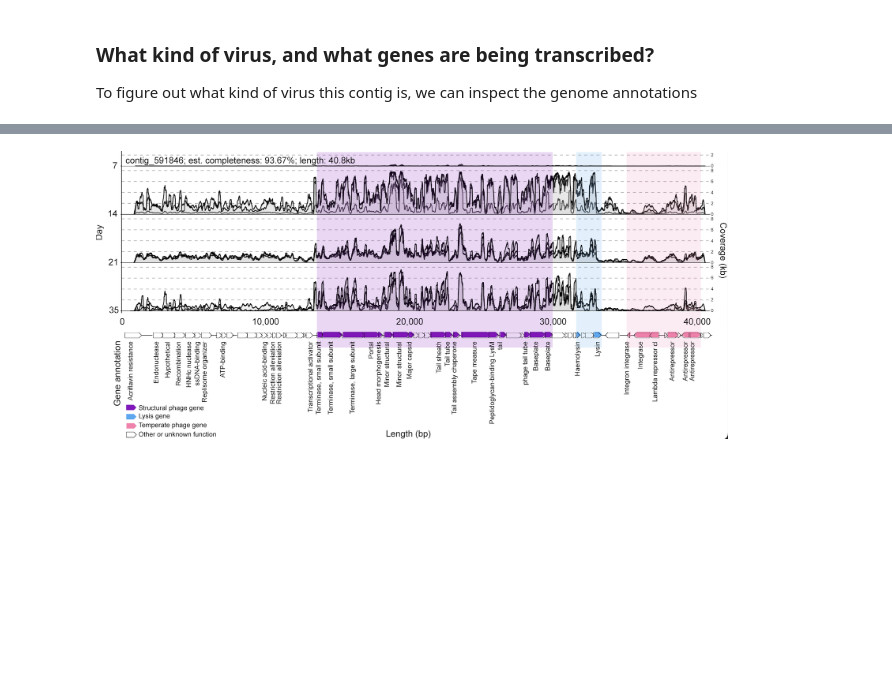
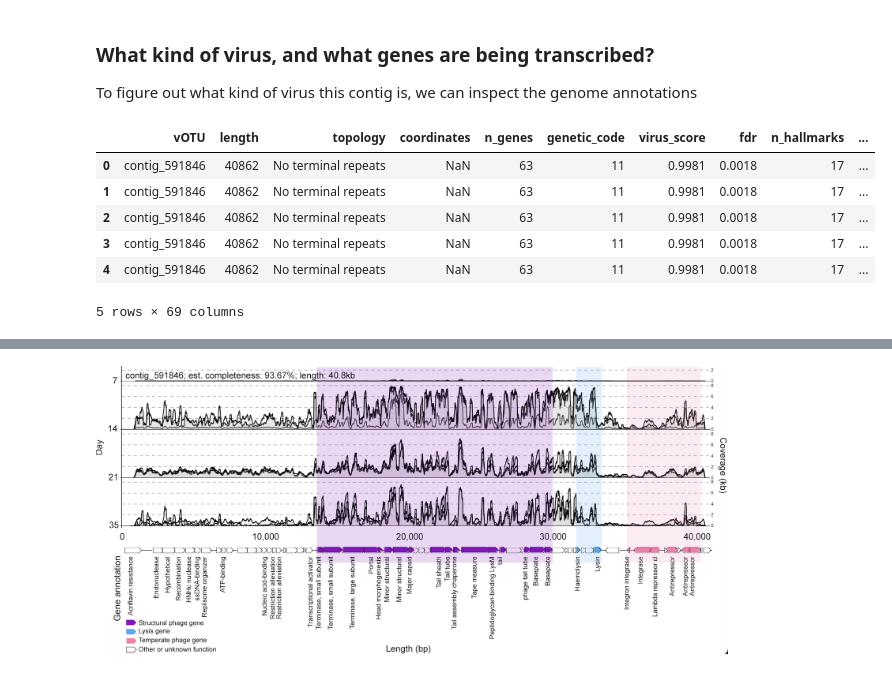
Before and after one commit to jamesriddellv/2026-Viromics-Practicals, a Jupyter notebook: day3_Bioreactor_viruses_deep_dive_host_prediction.ipynb, the cells around one changed output, grey strips where cells are left out. Saved outputs shown, nothing was run; the diff lists cells and outputs as text; code cells hidden in the pictures; blank space fills up the shorter version.

```diff
--- a/day3_Bioreactor_viruses_deep_dive_host_prediction.ipynb
+++ b/day3_Bioreactor_viruses_deep_dive_host_prediction.ipynb
@@ -227,3 +235,20 @@ Since this is potentially the major finding we want to report in the study, we w
 # %% [markdown]
 ### What kind of virus, and what genes are being transcribed?
 To figure out what kind of virus this contig is, we can inspect the genome annotations
+# %%
+# Load the intermediate CSV file
+
+# DRAMv output with additional columns from genomad annotations
+# and a concatenated column of all annotations for each gene from each database.
+file_name = "contig_591846_annotations.tsv"
+path = '/'.join([data_dir, file_name])
+df_genes = pd.read_csv(path, sep='\t')
+df_genes.head()
+# %% [output]
+|  | vOTU | length | topology | coordinates | n_genes | genetic_code | virus_score | fdr | n_hallmarks | ... |
+| 0 | contig_591846 | 40862 | No terminal repeats | NaN | 63 | 11 | 0.9981 | 0.0018 | 17 | ... |
+| 1 | contig_591846 | 40862 | No terminal repeats | NaN | 63 | 11 | 0.9981 | 0.0018 | 17 | ... |
+| 2 | contig_591846 | 40862 | No terminal repeats | NaN | 63 | 11 | 0.9981 | 0.0018 | 17 | ... |
+| 3 | contig_591846 | 40862 | No terminal repeats | NaN | 63 | 11 | 0.9981 | 0.0018 | 17 | ... |
+| 4 | contig_591846 | 40862 | No terminal repeats | NaN | 63 | 11 | 0.9981 | 0.0018 | 17 | ... |
+5 rows × 69 columns
```
Also changed, not shown: parts of 11 cells of this notebook.
